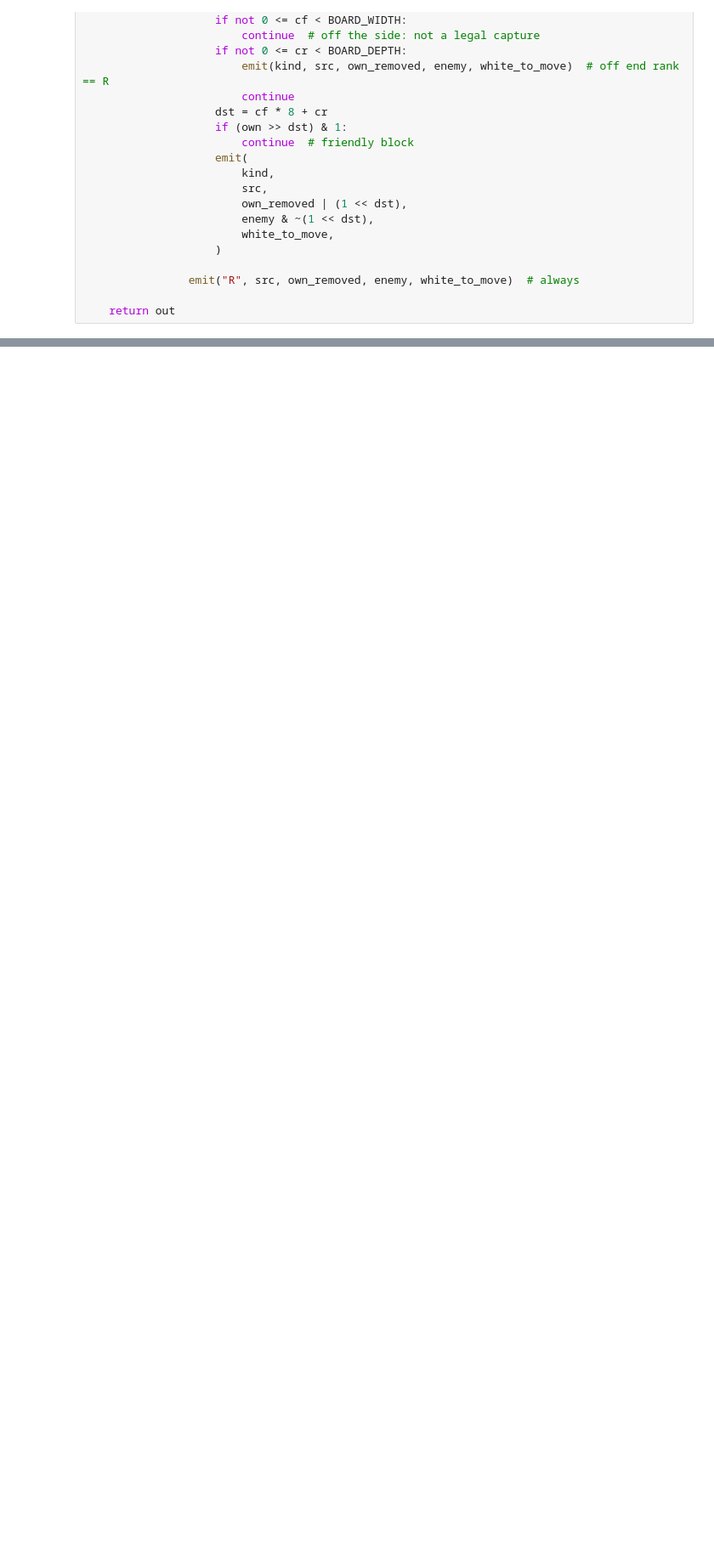
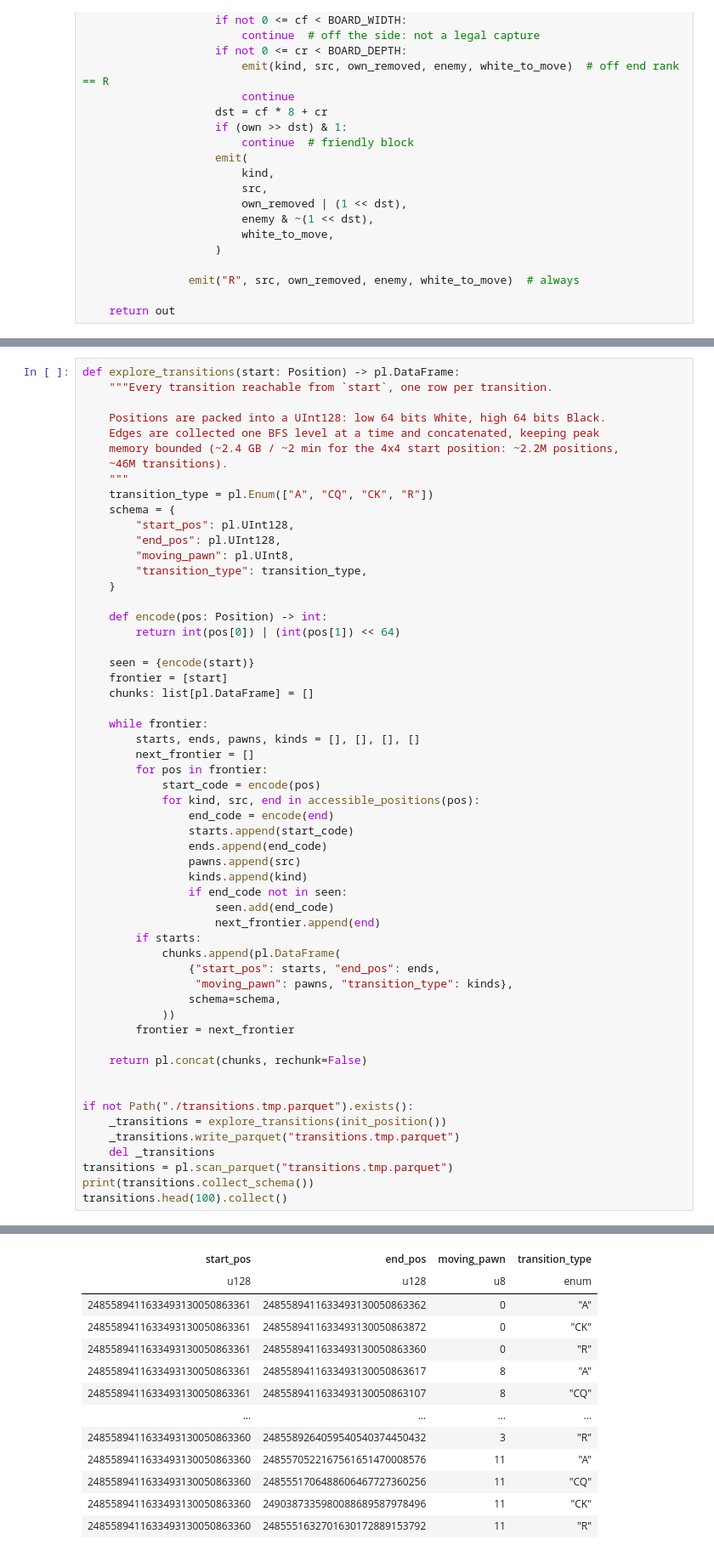
Before and after one commit to movpasd/pawncounter, a Jupyter notebook: Main.ipynb, the cells around one changed output, grey strips where cells are left out. Shown at 85% size. Cells and saved outputs as stored; diff of their text form; blank space fills up the shorter version.

Commit message:
Transition enumeration code

```diff
--- a/Main.ipynb
+++ b/Main.ipynb
@@ -199,0 +205,57 @@ alt.vconcat(
+# %%
+def explore_transitions(start: Position) -> pl.DataFrame:
+    """Every transition reachable from `start`, one row per transition.
+
+    Positions are packed into a UInt128: low 64 bits White, high 64 bits Black.
+    Edges are collected one BFS level at a time and concatenated, keeping peak
+    memory bounded (~2.4 GB / ~2 min for the 4x4 start position: ~2.2M positions,
+    ~46M transitions).
+    """
+    transition_type = pl.Enum(["A", "CQ", "CK", "R"])
+    schema = {
+        "start_pos": pl.UInt128,
+        "end_pos": pl.UInt128,
+        "moving_pawn": pl.UInt8,
+        "transition_type": transition_type,
+    }
+
+    def encode(pos: Position) -> int:
+        return int(pos[0]) | (int(pos[1]) << 64)
+
+    seen = {encode(start)}
+    frontier = [start]
+    chunks: list[pl.DataFrame] = []
+
+    while frontier:
+        starts, ends, pawns, kinds = [], [], [], []
+        next_frontier = []
+        for pos in frontier:
+            start_code = encode(pos)
+            for kind, src, end in accessible_positions(pos):
+                end_code = encode(end)
+                starts.append(start_code)
+                ends.append(end_code)
+                pawns.append(src)
+                kinds.append(kind)
+                if end_code not in seen:
+                    seen.add(end_code)
+                    next_frontier.append(end)
+        if starts:
+            chunks.append(pl.DataFrame(
+                {"start_pos": starts, "end_pos": ends,
+                 "moving_pawn": pawns, "transition_type": kinds},
+                schema=schema,
+            ))
+        frontier = next_frontier
+
+    return pl.concat(chunks, rechunk=False)
+
+
+if not Path("./transitions.tmp.parquet").exists():
+    _transitions = explore_transitions(init_position())
+    _transitions.write_parquet("transitions.tmp.parquet")
+    del _transitions
+transitions = pl.scan_parquet("transitions.tmp.parquet")
+print(transitions.collect_schema())
+transitions.head(100).collect()
+# %% [output]
@@ -199,0 +264,13 @@ alt.vconcat(
+| start_pos | end_pos | moving_pawn | transition_type |
+| u128 | u128 | u8 | enum |
+| 2485589411633493130050863361 | 2485589411633493130050863362 | 0 | "A" |
+| 2485589411633493130050863361 | 2485589411633493130050863872 | 0 | "CK" |
+| 2485589411633493130050863361 | 2485589411633493130050863360 | 0 | "R" |
+| 2485589411633493130050863361 | 2485589411633493130050863617 | 8 | "A" |
+| 2485589411633493130050863361 | 2485589411633493130050863107 | 8 | "CQ" |
+| … | … | … | … |
+| 2485589411633493130050863360 | 2485589264059540540374450432 | 3 | "R" |
+| 2485589411633493130050863360 | 2485570522167561651470008576 | 11 | "A" |
+| 2485589411633493130050863360 | 2485551706488606467727360256 | 11 | "CQ" |
+| 2485589411633493130050863360 | 2490387335980088689587978496 | 11 | "CK" |
+| 2485589411633493130050863360 | 2485551632701630172889153792 | 11 | "R" |
```
Also changed, not shown: parts of 4 cells of this notebook, 1 other file.
